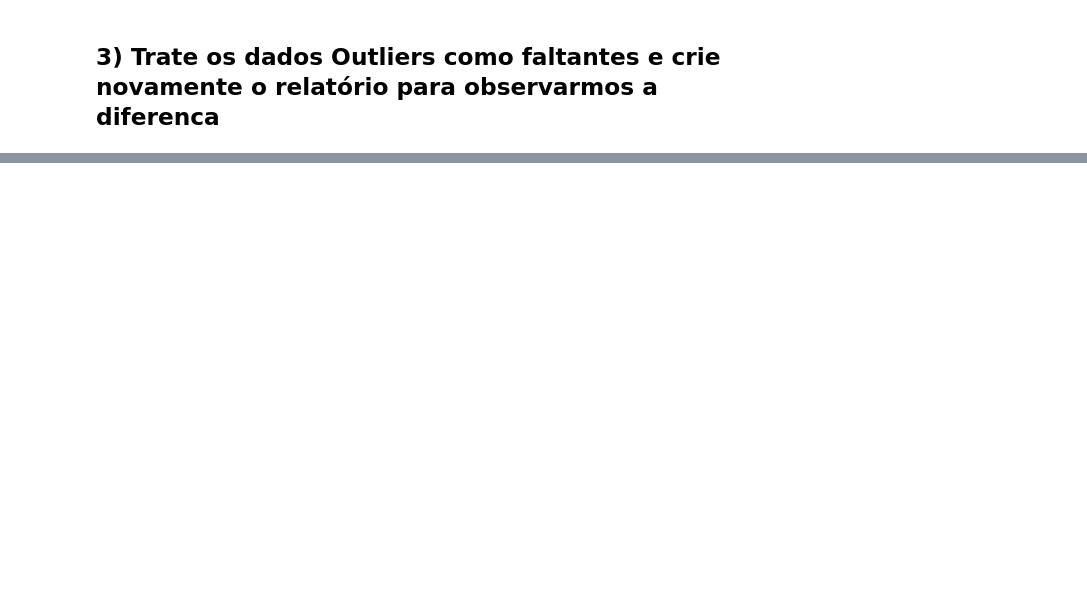
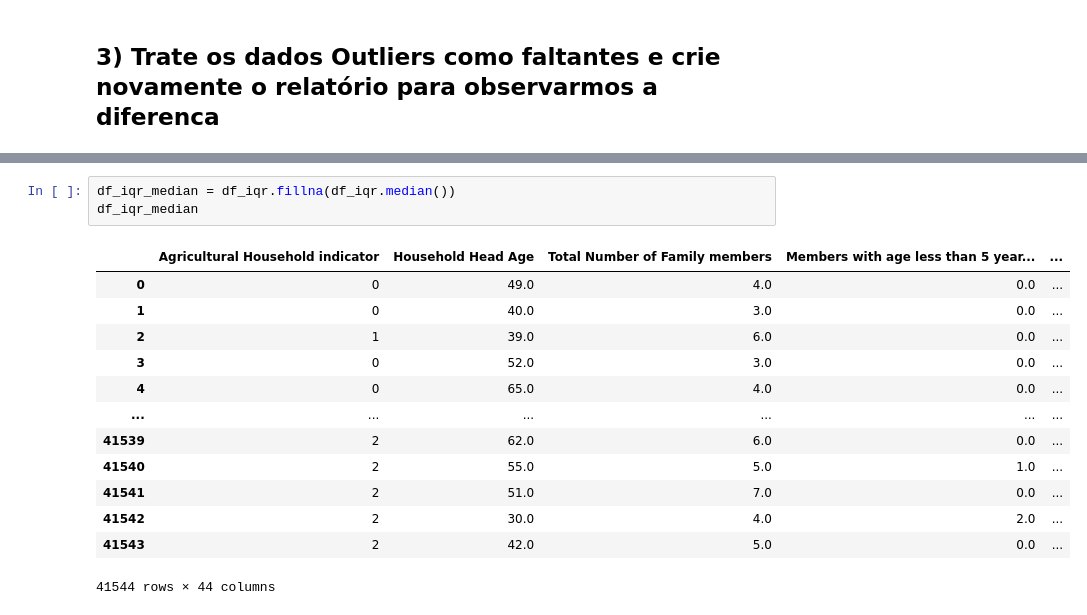
Before and after one commit to marcelaqueiroz/letscode_pandas, a Jupyter notebook: projeto_pandas.ipynb, the cells around one changed output, grey strips where cells are left out. Drawn from its saved outputs; the diff is of its cells as text; blank space fills up the shorter version.

```diff
--- a/projeto_pandas.ipynb
+++ b/projeto_pandas.ipynb
@@ -318,0 +326,17 @@ stats_outliers.T
+# %%
+df_iqr_median = df_iqr.fillna(df_iqr.median())
+df_iqr_median
+# %% [output]
+|  | Agricultural Household indicator | Household Head Age | Total Number of Family members | Members with age less than 5 year... | ... |
+| 0 | 0 | 49.0 | 4.0 | 0.0 | ... |
+| 1 | 0 | 40.0 | 3.0 | 0.0 | ... |
+| 2 | 1 | 39.0 | 6.0 | 0.0 | ... |
+| 3 | 0 | 52.0 | 3.0 | 0.0 | ... |
+| 4 | 0 | 65.0 | 4.0 | 0.0 | ... |
+| ... | ... | ... | ... | ... | ... |
+| 41539 | 2 | 62.0 | 6.0 | 0.0 | ... |
+| 41540 | 2 | 55.0 | 5.0 | 1.0 | ... |
+| 41541 | 2 | 51.0 | 7.0 | 0.0 | ... |
+| 41542 | 2 | 30.0 | 4.0 | 2.0 | ... |
+| 41543 | 2 | 42.0 | 5.0 | 0.0 | ... |
+41544 rows × 44 columns
```
Also changed, not shown: parts of 25 cells of this notebook.
